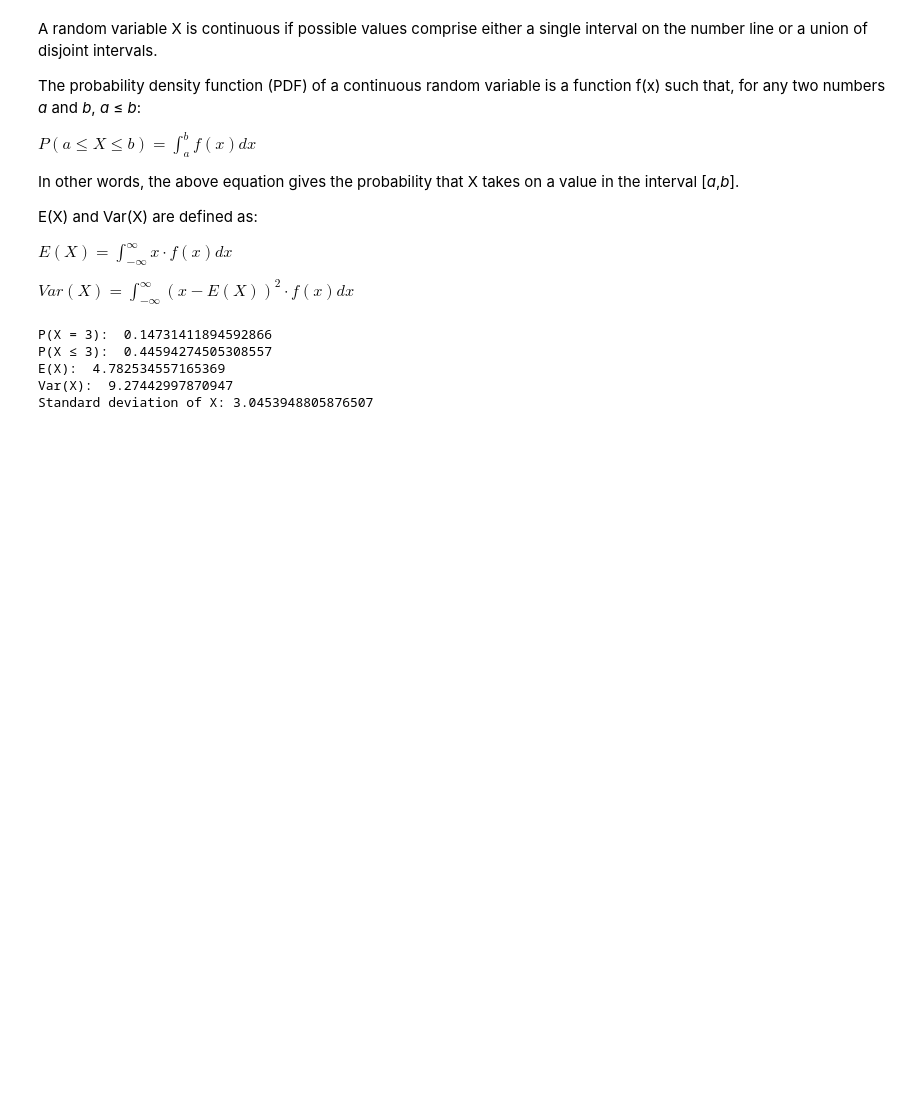
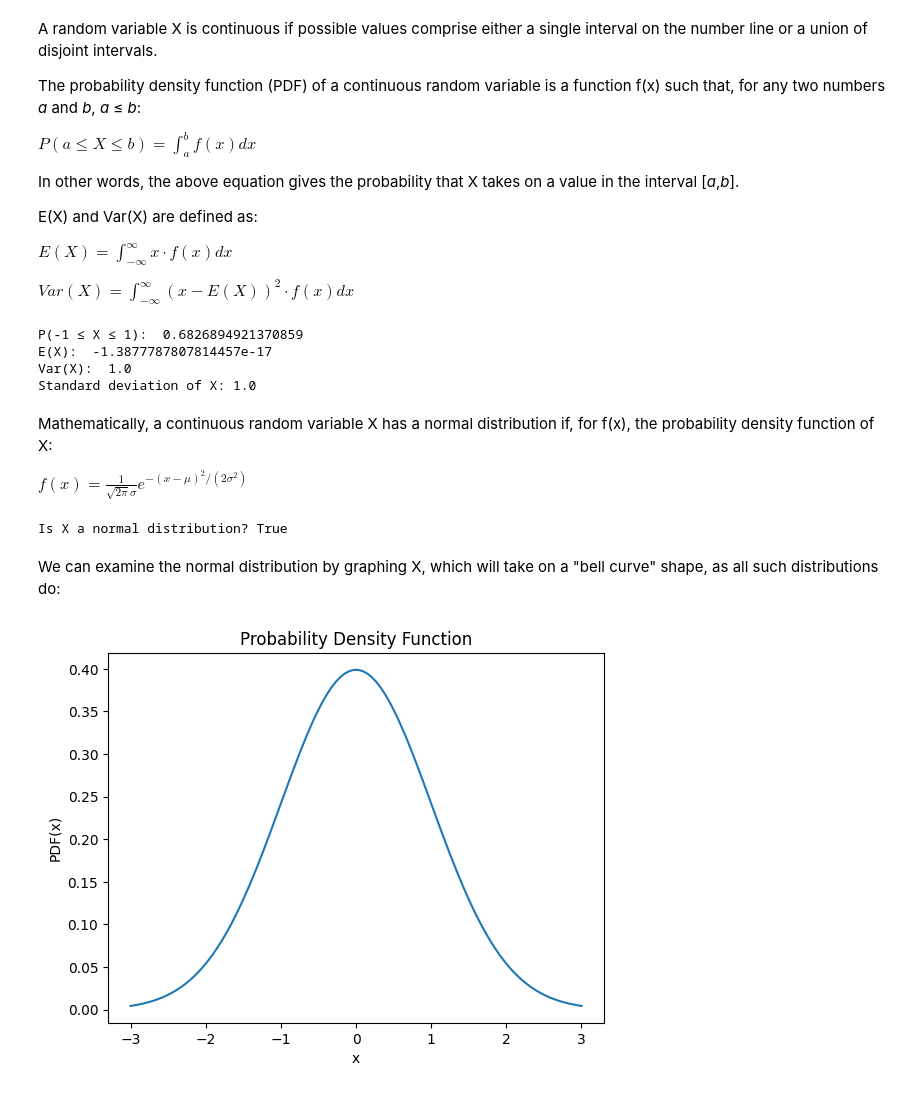
Before and after one commit to shahnawazsyed/MAT422, a Jupyter notebook: HW22.ipynb, the cells around one changed output. Drawn from its saved outputs; the diff is of its cells as text; code cells hidden in the pictures; blank space fills up the shorter version.

```diff
--- a/HW22.ipynb
+++ b/HW22.ipynb
@@ -92,6 +84,9 @@ The variance (Var(X)) of a random variable X measures how spread out X is from i
 
 $Var(X) = E[(x-E[X])^2] = \Sigma_{x∈D} (x-E[X])^2 \cdot p(x)$
 # %%
+x = [1, 2, 3, 4, 5]
+p = [0.1, 0.2, 0.3, 0.2, 0.2]
+print("Adds to 1: ", sum(p) == 1) #probabilities should sum up to 1
 def pmf(x,p):
   return p[x]
 def cdf(x,p):
@@ -136,32 +132,45 @@ E(X) and Var(X) are defined as:
 $E(X) = ∫_{-∞}^{∞}x \cdot f(x)dx$
 
 $Var(X) = ∫_{-∞}^{∞}(x-E(X))^2 \cdot f(x)dx$
-# %%
-def pdf(x,f):
-  return f[x]
-def cdf(x,f):
-  sum = 0
-  for i in range(x+1):
-    sum += f[i]
-  return sum
-def expected_value(x,f):
-  sum = 0
-  for i in range(len(x)):
-    sum += x[i]*f[i]
-  return sum
-def var(x,p):
-  sum = 0
-  for i in range(len(x)):
-    sum += (x[i]-expected_value(x,p))**2*p[i]
-  return sum
-print("P(X = 3): ", pdf(3,p))
-print("P(X ≤ 3): ", cdf(3,p))
-print("E(X): ", expected_value(x,p))
-print("Var(X): ", var(x,p))
-print("Standard deviation of X:", var(x,p)**0.5) #standard deviation is square root of variance
-# %% [output]
-P(X = 3):  0.14731411894592866
-P(X ≤ 3):  0.44594274505308557
-E(X):  4.782534557165369
-Var(X):  9.27442997870947
-Standard deviation of X: 3.0453948805876507
+# %%
+def pdf(x):
+  return norm.pdf(x, loc=0, scale=1)
+def cdf(x):
+  return norm.cdf(x, loc=0, scale=1)
+def expected_value(x):
+  return norm.expect(lambda x: x, loc=0, scale=1)
+def var(x):
+  return norm.expect(lambda x: (x-expected_value(x))**2, loc=0, scale=1)
+x = np.linspace(-3, 3, 100)
+y = pdf(x)
+EV = expected_value(x)
+var = var(x)
+print("P(-1 ≤ X ≤ 1): ", cdf(1)-cdf(-1))
+print("E(X): ", EV)
+print("Var(X): ", var)
+print("Standard deviation of X:", var**0.5)
+# %% [output]
+P(-1 ≤ X ≤ 1):  0.6826894921370859
+E(X):  -1.3877787807814457e-17
+Var(X):  1.0
+Standard deviation of X: 1.0
+# %% [markdown]
+Mathematically, a continuous random variable X has a normal distribution if, for f(x), the probability density function of X:
+
+$f(x) = \frac{1}{\sqrt{2\pi}σ}e^{-(x-\mu)^2/(2σ^2)}$
+# %%
+def isNormalDistribution(mu, sigma):
+  return all(np.isclose(pdf(x),1/(sigma*np.sqrt(2*np.pi))*np.exp(-(x-mu)**2/(2*sigma**2)), atol=1e-3))
+print("Is X a normal distribution?", isNormalDistribution(EV,var**0.5))
+# %% [output]
+Is X a normal distribution? True
+# %% [markdown]
+We can examine the normal distribution by graphing X, which will take on a "bell curve" shape, as all such distributions do:
+# %%
+plt.plot(x, y)
+plt.xlabel('x')
+plt.ylabel('PDF(x)')
+plt.title('Probability Density Function')
+plt.show()
+# %% [output]
+[figure, added]
```
Also changed, not shown: parts of 6 cells of this notebook.
